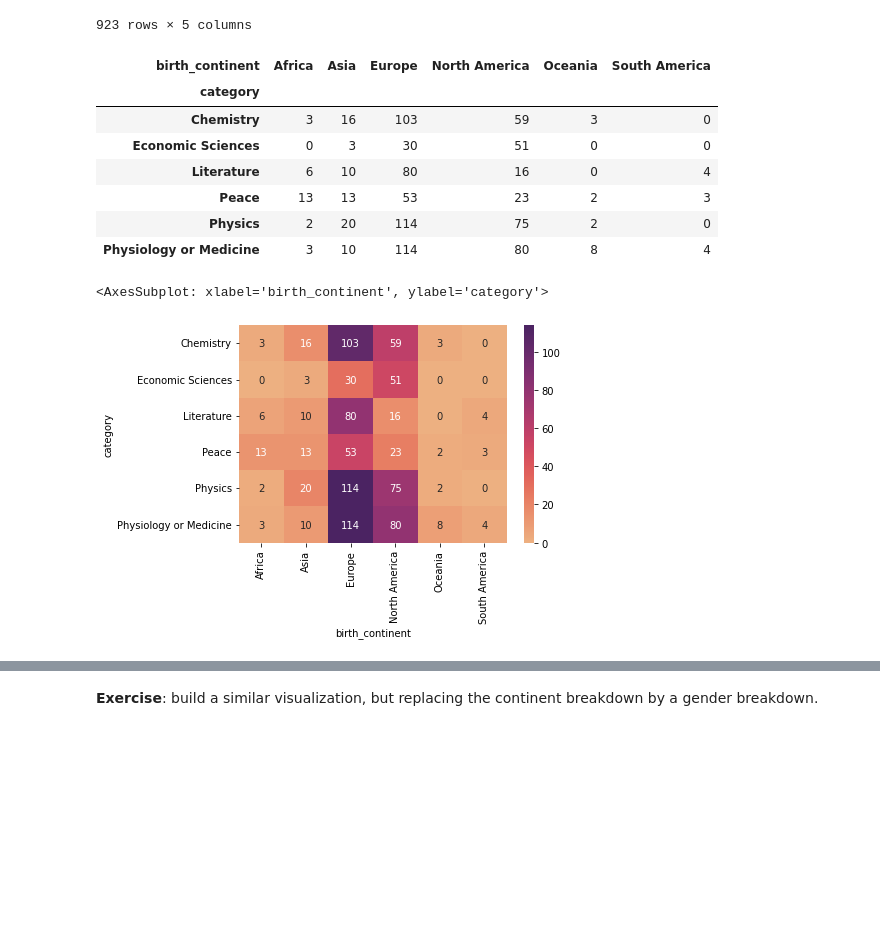
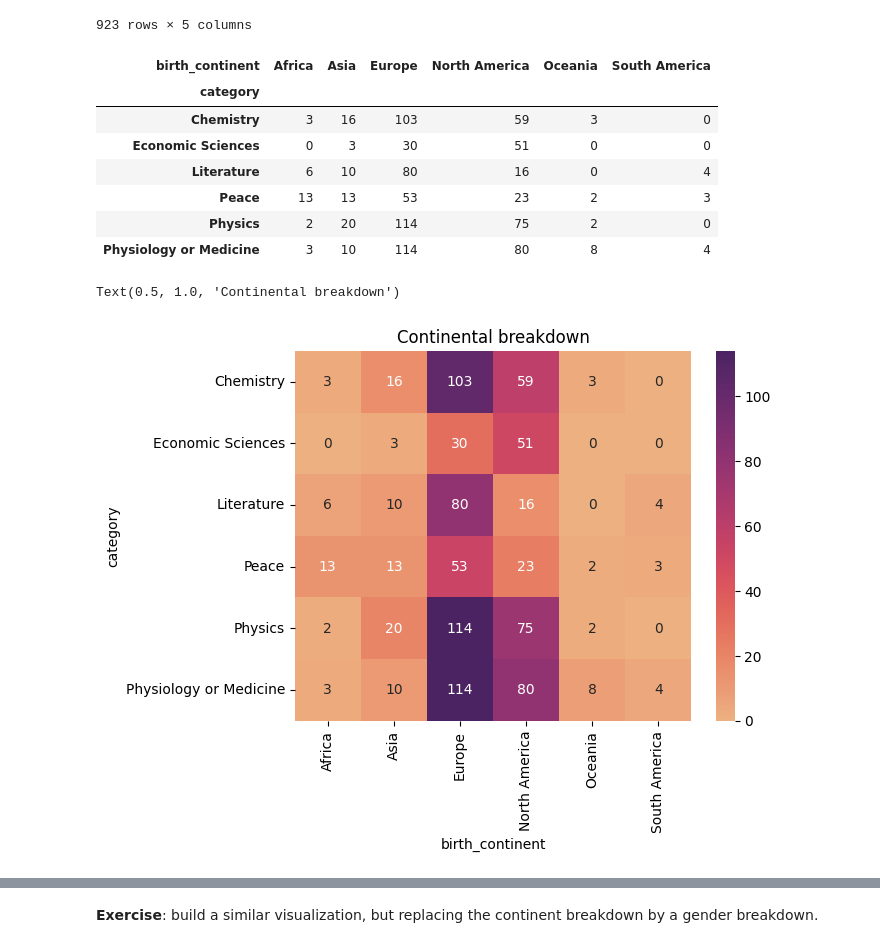
Before and after one commit to jherasdo/pythonic-chemistry, a Jupyter notebook: pythonic-chemistry/04-data-visualization/data-visualization.ipynb, the cells around one changed output, grey strips where cells are left out. Drawn from its saved outputs; the diff is of its cells as text; code cells hidden in the pictures; blank space fills up the shorter version.

```diff
--- a/pythonic-chemistry/04-data-visualization/data-visualization.ipynb
+++ b/pythonic-chemistry/04-data-visualization/data-visualization.ipynb
@@ -314,19 +335,22 @@ display(sel_nobel)
 # %%
 # Nobel prize dataset: geographical distribution by category
 table = pd.crosstab(sel_nobel.loc[:,"category"],sel_nobel.loc[:,"birth_continent"])
 display(table)
-sns.heatmap(table,cmap="flare",annot=True,fmt='d')
+ax = sns.heatmap(table,cmap="flare",annot=True,fmt='d')
+
+# And we can then modify the returned Axes object
+ax.set_title("Continental breakdown")
 # %% [output]
 | birth_continent | Africa | Asia | Europe | North America | Oceania | South America |
 | category |  |  |  |  |  |  |
 | Chemistry | 3 | 16 | 103 | 59 | 3 | 0 |
 | Economic Sciences | 0 | 3 | 30 | 51 | 0 | 0 |
 | Literature | 6 | 10 | 80 | 16 | 0 | 4 |
 | Peace | 13 | 13 | 53 | 23 | 2 | 3 |
 | Physics | 2 | 20 | 114 | 75 | 2 | 0 |
 | Physiology or Medicine | 3 | 10 | 114 | 80 | 8 | 4 |
-<AxesSubplot: xlabel='birth_continent', ylabel='category'>
+Text(0.5, 1.0, 'Continental breakdown')
-[figure, old version]
+[figure, new version]
 # %%
 # We can do the same with decade and continent, to see time evolution
 table2 = pd.crosstab(sel_nobel.loc[:,"awardDecade"],sel_nobel.loc[:,"birth_continent"])
```
Also changed, not shown: parts of 21 cells of this notebook, 4 other files.
